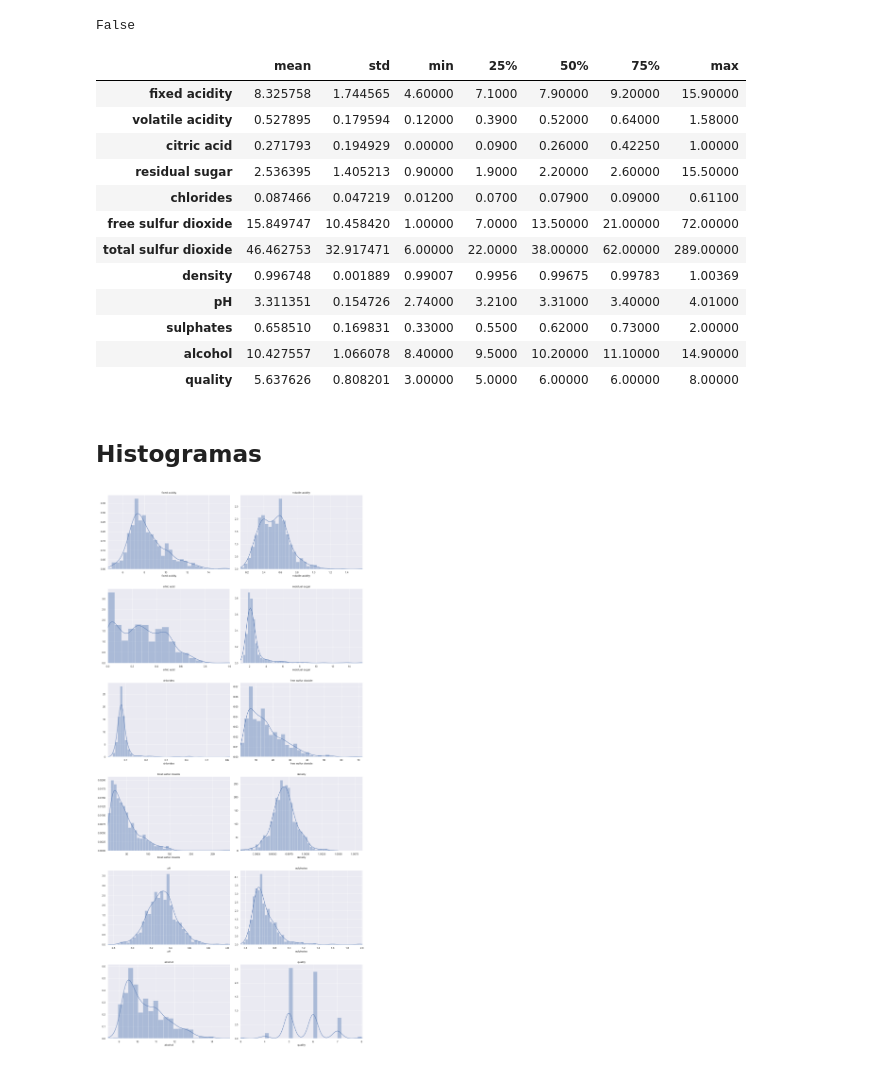
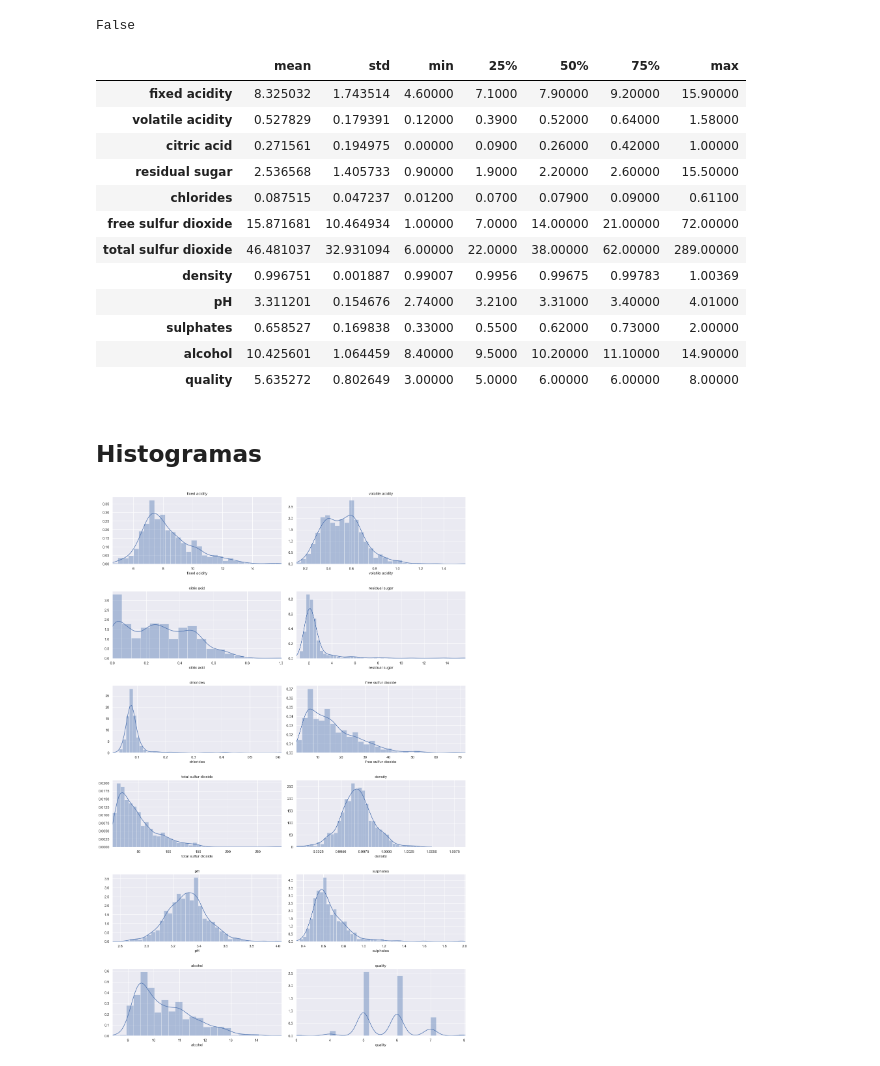
Before and after one commit to gallowstree/machine-learning-labs-2020, a Jupyter notebook: 02-regresion-polinomial/regresion_polinomial.ipynb, the cells around one changed output. Saved outputs shown, nothing was run; the diff lists cells and outputs as text; code cells hidden in the pictures.

```diff
--- a/02-regresion-polinomial/regresion_polinomial.ipynb
+++ b/02-regresion-polinomial/regresion_polinomial.ipynb
@@ -220 +262,5 @@ Tomaremos 15 vinos aleatoriamente de la muestra (~10%) como set de prueba para p
+# %%
+# originalmente generados con np.random.randint(1599, size=15), pero casi solo obtuvimos muestras con calidad 5,6 y 7, de manera que escogimos algunos con calidades más cercanas a los extremos para poder validar el desempeño al predecir vinos muy buenos o muy malos
+
+test_indices = [18, 1262,  947,  808,  251,  562,  866, 1284, 1449, 6, 1071,  645,  787, 1338,  1521, 390, 3]
 # %%
@@ -242,36 +286,36 @@ False
 data.describe().drop(['count']).T
 # %% [output]
 |  | mean | std | min | 25% | 50% | 75% | max |
-| fixed acidity | 8.325758 | 1.744565 | 4.60000 | 7.1000 | 7.90000 | 9.20000 | 15.90000 |
-| volatile acidity | 0.527895 | 0.179594 | 0.12000 | 0.3900 | 0.52000 | 0.64000 | 1.58000 |
-| citric acid | 0.271793 | 0.194929 | 0.00000 | 0.0900 | 0.26000 | 0.42250 | 1.00000 |
-| residual sugar | 2.536395 | 1.405213 | 0.90000 | 1.9000 | 2.20000 | 2.60000 | 15.50000 |
-| chlorides | 0.087466 | 0.047219 | 0.01200 | 0.0700 | 0.07900 | 0.09000 | 0.61100 |
-| free sulfur dioxide | 15.849747 | 10.458420 | 1.00000 | 7.0000 | 13.50000 | 21.00000 | 72.00000 |
-| total sulfur dioxide | 46.462753 | 32.917471 | 6.00000 | 22.0000 | 38.00000 | 62.00000 | 289.00000 |
-| density | 0.996748 | 0.001889 | 0.99007 | 0.9956 | 0.99675 | 0.99783 | 1.00369 |
-| pH | 3.311351 | 0.154726 | 2.74000 | 3.2100 | 3.31000 | 3.40000 | 4.01000 |
-| sulphates | 0.658510 | 0.169831 | 0.33000 | 0.5500 | 0.62000 | 0.73000 | 2.00000 |
-| alcohol | 10.427557 | 1.066078 | 8.40000 | 9.5000 | 10.20000 | 11.10000 | 14.90000 |
-| quality | 5.637626 | 0.808201 | 3.00000 | 5.0000 | 6.00000 | 6.00000 | 8.00000 |
+| fixed acidity | 8.325032 | 1.743514 | 4.60000 | 7.1000 | 7.90000 | 9.20000 | 15.90000 |
+| volatile acidity | 0.527829 | 0.179391 | 0.12000 | 0.3900 | 0.52000 | 0.64000 | 1.58000 |
+| citric acid | 0.271561 | 0.194975 | 0.00000 | 0.0900 | 0.26000 | 0.42000 | 1.00000 |
+| residual sugar | 2.536568 | 1.405733 | 0.90000 | 1.9000 | 2.20000 | 2.60000 | 15.50000 |
+| chlorides | 0.087515 | 0.047237 | 0.01200 | 0.0700 | 0.07900 | 0.09000 | 0.61100 |
+| free sulfur dioxide | 15.871681 | 10.464934 | 1.00000 | 7.0000 | 14.00000 | 21.00000 | 72.00000 |
+| total sulfur dioxide | 46.481037 | 32.931094 | 6.00000 | 22.0000 | 38.00000 | 62.00000 | 289.00000 |
+| density | 0.996751 | 0.001887 | 0.99007 | 0.9956 | 0.99675 | 0.99783 | 1.00369 |
+| pH | 3.311201 | 0.154676 | 2.74000 | 3.2100 | 3.31000 | 3.40000 | 4.01000 |
+| sulphates | 0.658527 | 0.169838 | 0.33000 | 0.5500 | 0.62000 | 0.73000 | 2.00000 |
+| alcohol | 10.425601 | 1.064459 | 8.40000 | 9.5000 | 10.20000 | 11.10000 | 14.90000 |
+| quality | 5.635272 | 0.802649 | 3.00000 | 5.0000 | 6.00000 | 6.00000 | 8.00000 |
 # %% [markdown]
 ## Histogramas
 # %%
 n = len(data.columns)
 cols = 2
 rows = n // cols
-fig,ax = plt.subplots(rows, cols, figsize=(16,n*2.75))
+fig,ax = plt.subplots(rows, cols, figsize=(16,n*2))
 
 i = 0
 for col_name in data:
     current_ax = ax[i // cols][i % cols]
     current_ax.set_title(col_name)
 
     values = data[col_name]
     current_ax.set_xlim(np.min(values), np.max(values) * 1.005)
     sb.distplot(values,  ax=current_ax)
     i += 1
 
 fig.tight_layout(h_pad=3)
 # %% [output]
-[figure, old version]
+[figure, new version]
```
Also changed, not shown: parts of 36 cells of this notebook.
